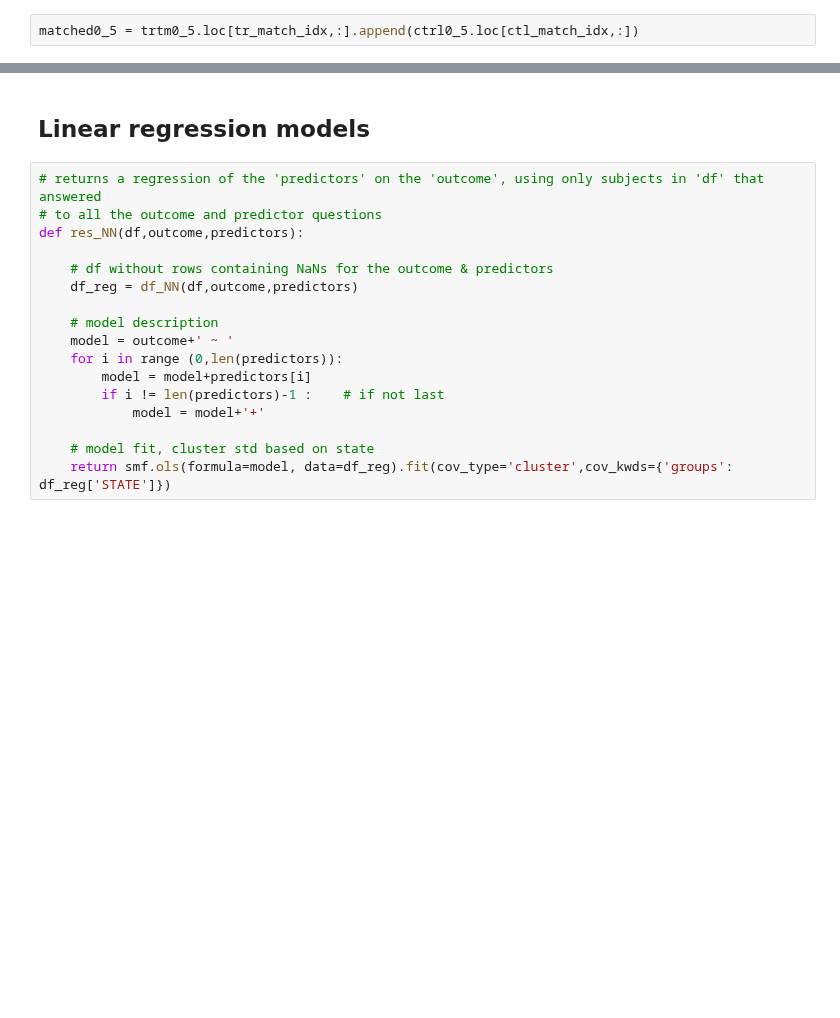
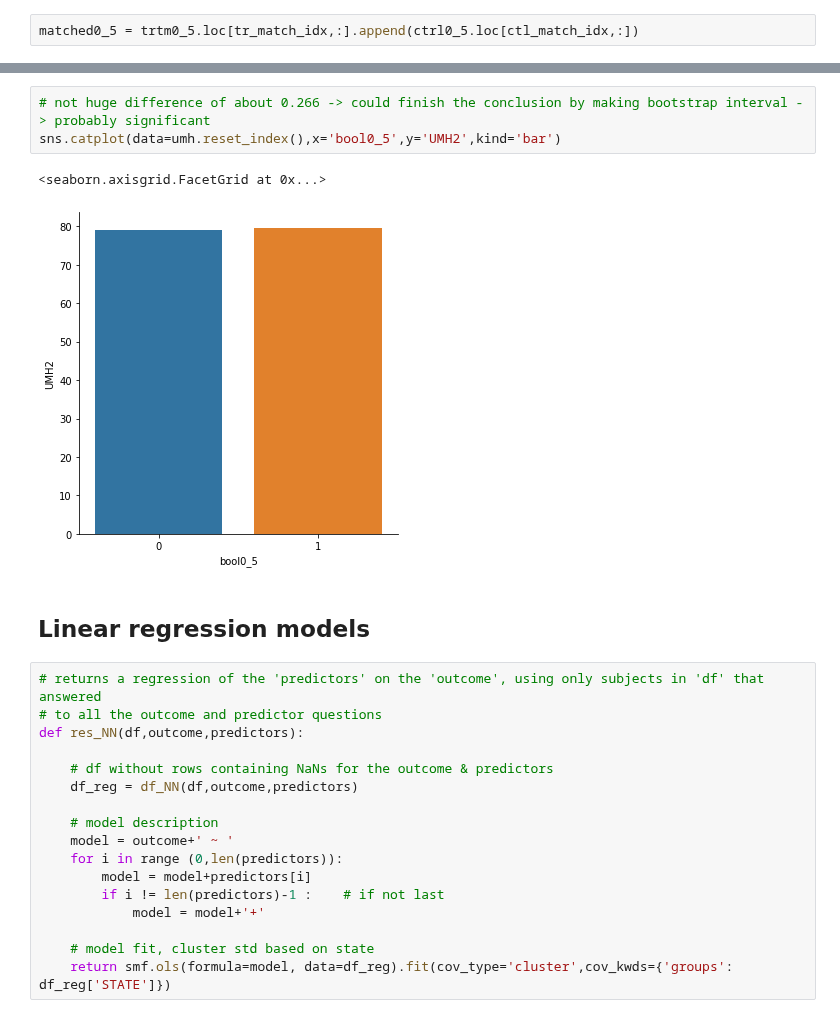
Before and after one commit to epfl-ada/ada-2020-project-milestone-p3-p3_ada-boi, a Jupyter notebook: creative_extension.ipynb, the cells around one changed output, grey strips where cells are left out. Drawn from its saved outputs; the diff is of its cells as text; blank space fills up the shorter version.

```diff
--- a/creative_extension.ipynb
+++ b/creative_extension.ipynb
@@ -426,3 +436,9 @@ plt.show()
+# %%
+# not huge difference of about 0.266 -> could finish the conclusion by making bootstrap interval -> probably significant
+sns.catplot(data=umh.reset_index(),x='bool0_5',y='UMH2',kind='bar')
+# %% [output]
+<seaborn.axisgrid.FacetGrid at 0x...>
+[figure, added]
 # %% [markdown]
 ## Linear regression models
 # %%
```
Also changed, not shown: parts of 16 cells of this notebook.
